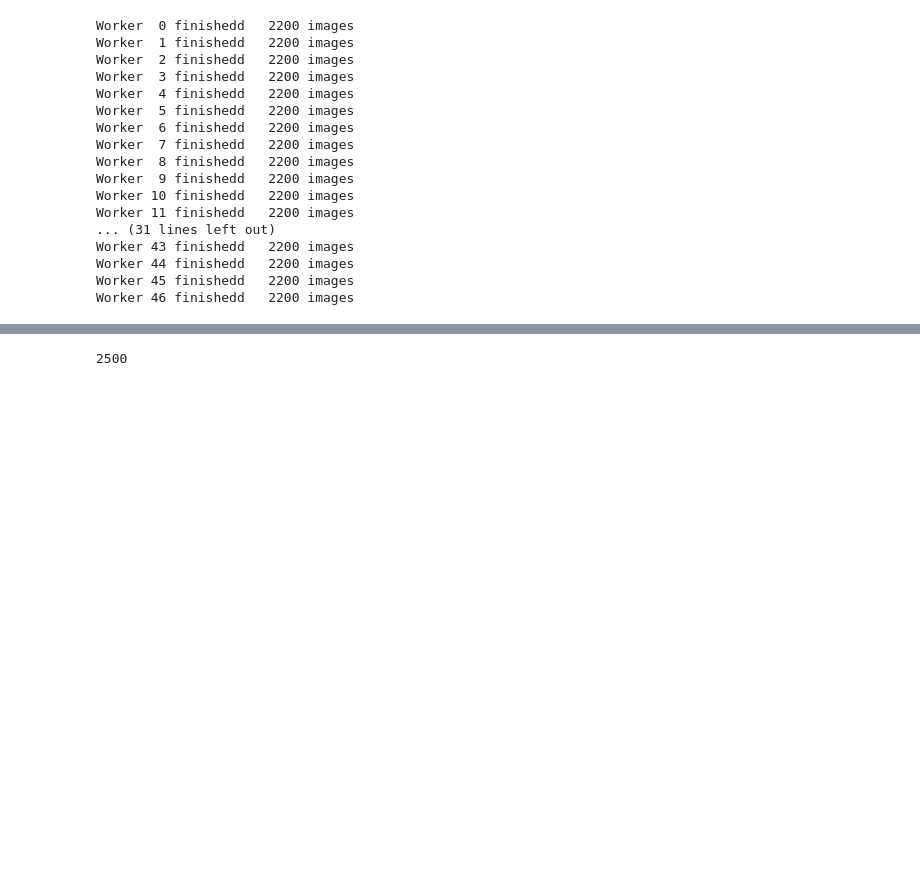
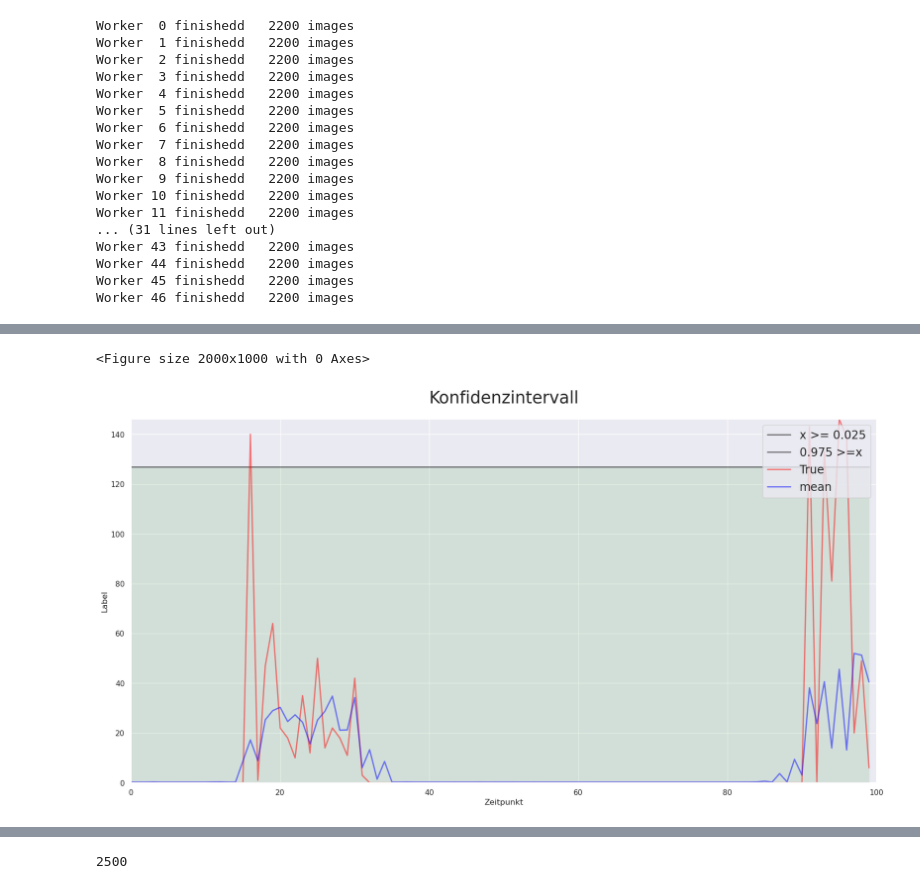
Before and after one commit to PaulSut/DeepRain2, a Jupyter notebook: DeepRain/30min_LSTM_conv_znBinomial_eval.ipynb, the cells around one changed output, grey strips where cells are left out. Saved outputs shown, nothing was run; the diff lists cells and outputs as text; code cells hidden in the pictures; blank space fills up the shorter version.

```diff
--- a/DeepRain/30min_LSTM_conv_znBinomial_eval.ipynb
+++ b/DeepRain/30min_LSTM_conv_znBinomial_eval.ipynb
@@ -203,35 +203,38 @@ def plotCFDI(q,l):
         upper.append(q[i][0,x,y,2])
         label.append(l[i][x,y,0])
 
     x = np.arange(len(lower))
 
     sns.set(style="darkgrid")
     plt.figure(figsize=(20, 10),dpi=100)
     fig, ax = plt.subplots(1, 1,figsize=(20, 10),dpi=100, sharex=True)
 
     size=25
     lw = 2
     params = {'legend.fontsize': 'x-large',
               'figure.figsize': (20,8),
               'axes.labelsize': size,
               'axes.titlesize': size,
               'xtick.labelsize': size,
               'ytick.labelsize': size,
               'axes.titlepad': 25}
     plt.rcParams.update(params)
 
-    ax.plot(x, lower,color='black',label="x >= 0.05",alpha = 0.5,lw=lw)
-    ax.plot(x, upper, color='black',label="0.95 >=x",alpha = 0.5,lw=lw)
+    ax.plot(x, lower,color='black',label="x >= 0.025",alpha = 0.5,lw=lw)
+    ax.plot(x, upper, color='black',label="0.975 >=x",alpha = 0.5,lw=lw)
     ax.plot(x, label, color='red',label="True",alpha = 0.5,lw=lw)
     ax.plot(x, mean, color='blue',label="mean",alpha = 0.5,lw=lw)
     plt.legend(loc="upper right")
     ax.fill_between(x, lower, upper, where=upper >= lower, facecolor='green', alpha=0.1,interpolate=True)
     ax.set_title('Konfidenzintervall')
     plt.ylim([0.0, np.max( (np.max(label),np.max(upper)) )])
     plt.xlim([0, len(q)])
     plt.ylabel('Label')
     plt.xlabel('Zeitpunkt')
 plotCFDI(q[0:100],l[0:100])
+# %% [output]
+<Figure size 2000x1000 with 0 Axes>
+[figure, added]
 # %%
 hist,hist_q = histogramm(q,l)
 # %%
```
Also changed, not shown: parts of 10 cells of this notebook, 4 other files.
